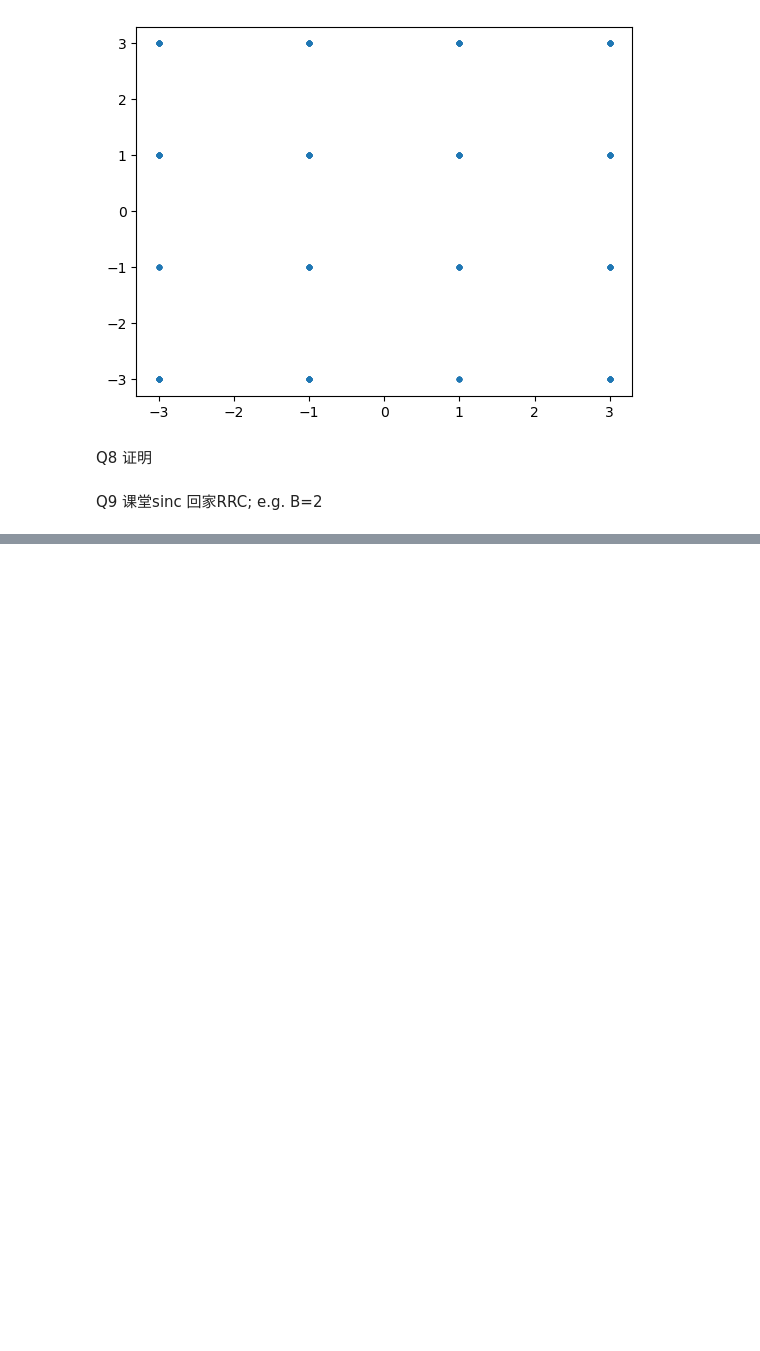
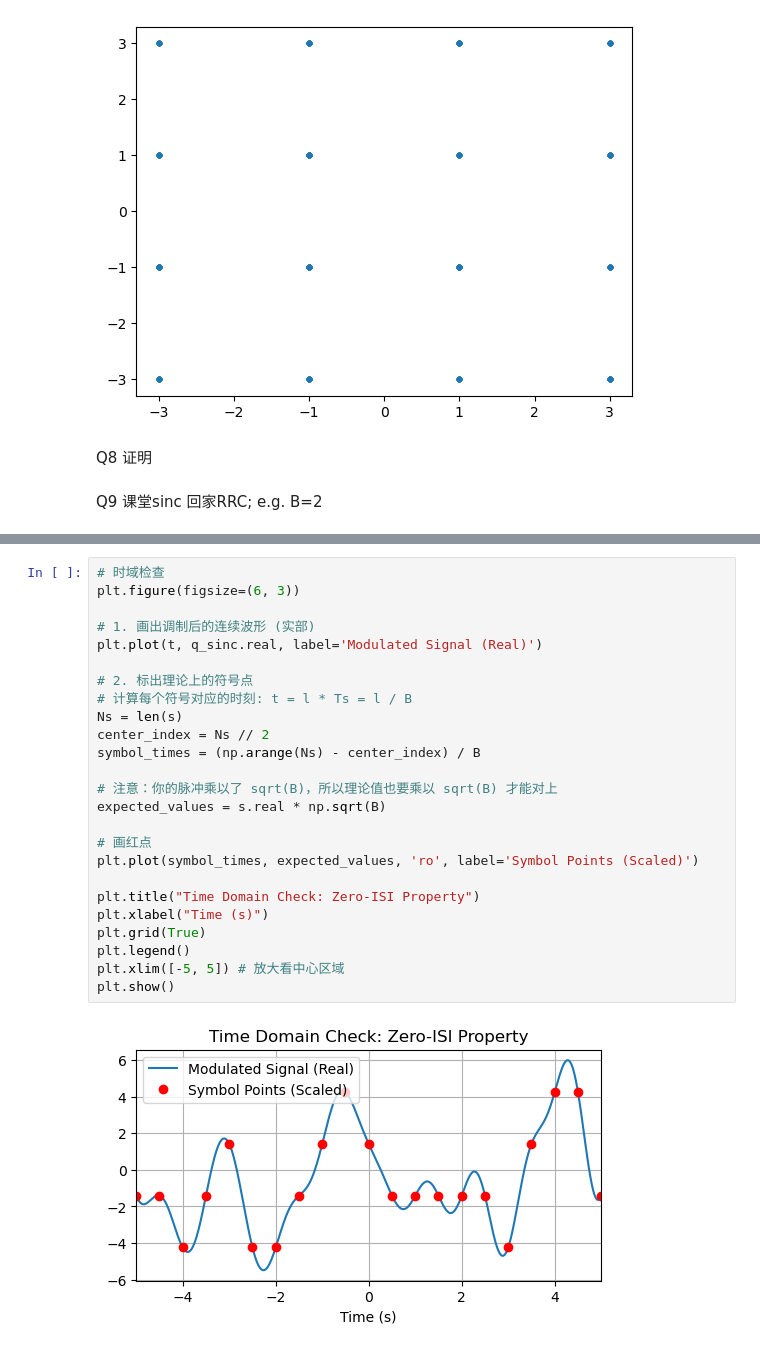
Before and after one commit to Eason0127/TR2, a Jupyter notebook: TR2_LAB_Songhui.ipynb, the cells around one changed output, grey strips where cells are left out. Drawn from its saved outputs; the diff is of its cells as text; blank space fills up the shorter version.

```diff
--- a/TR2_LAB_Songhui.ipynb
+++ b/TR2_LAB_Songhui.ipynb
@@ -148,0 +174,27 @@ plt.show()
+# %%
+# 时域检查
+plt.figure(figsize=(6, 3))
+
+# 1. 画出调制后的连续波形 (实部)
+plt.plot(t, q_sinc.real, label='Modulated Signal (Real)')
+
+# 2. 标出理论上的符号点
+# 计算每个符号对应的时刻: t = l * Ts = l / B
+Ns = len(s)
+center_index = Ns // 2
+symbol_times = (np.arange(Ns) - center_index) / B
+
+# 注意：你的脉冲乘以了 sqrt(B)，所以理论值也要乘以 sqrt(B) 才能对上
+expected_values = s.real * np.sqrt(B)
+
+# 画红点
+plt.plot(symbol_times, expected_values, 'ro', label='Symbol Points (Scaled)')
+
+plt.title("Time Domain Check: Zero-ISI Property")
+plt.xlabel("Time (s)")
+plt.grid(True)
+plt.legend()
+plt.xlim([-5, 5]) # 放大看中心区域
+plt.show()
+# %% [output]
+[figure, added]
```
Also changed, not shown: parts of 14 cells of this notebook.
